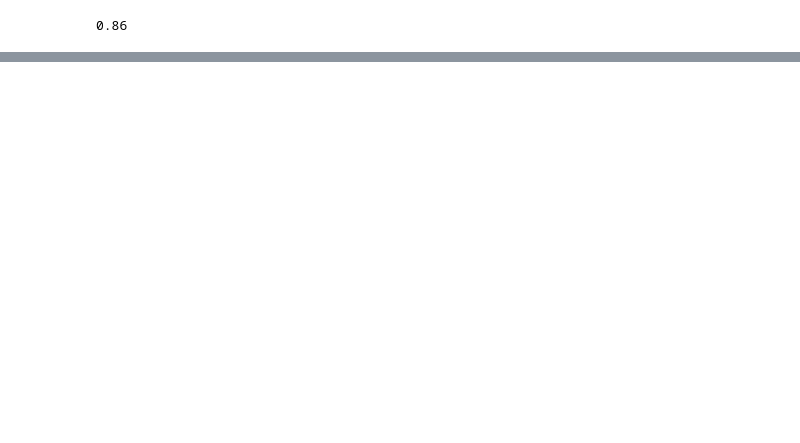
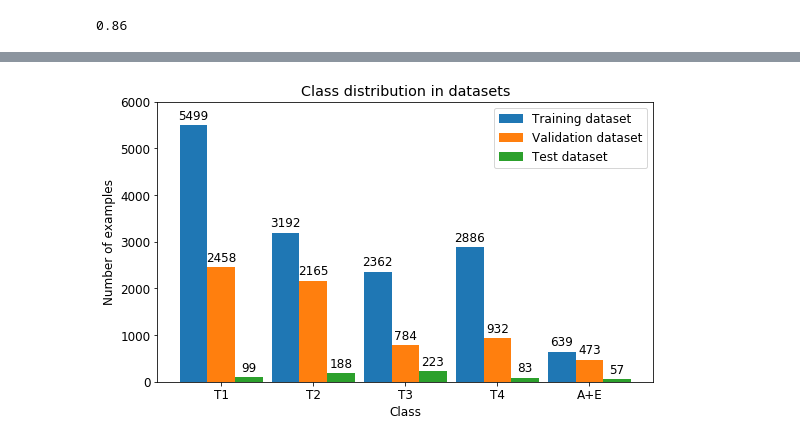
Before and after one commit to CMataczynski/ICP_NN, a Jupyter notebook: Test_set.ipynb, the cells around one changed output, grey strips where cells are left out. Drawn from its saved outputs; the diff is of its cells as text; code cells hidden in the pictures; blank space fills up the shorter version.

```diff
--- a/Test_set.ipynb
+++ b/Test_set.ipynb
@@ -164,6 +140,6 @@ scoring_df
 # %%
 rights = []
-names = scoring_df.columns[5:]
+names = scoring_df.columns[4:]
 for i in range(len(names)):
     right = 0
     if "Multilabel" in names[i]:
@@ -209,7 +174,7 @@ print(max(rights)/650)
 0.86
 # %%
 rights = []
-names = scoring_df.columns[5:]
+names = scoring_df.columns[4:]
 for i in range(len(names)):
     right = 0
     if "Multilabel" in names[i]:
@@ -1013,0 +1386,16 @@ experiments = [
+# %%
+from torch.utils.data import DataLoader
+labs_train = []
+labs_test = []
+
+test_loader = DataLoader(test_dataset, 1024, shuffle=False, num_workers=0)
+train_loader = DataLoader(train_dataset, 1024, shuffle=False, num_workers=0)
+
+for i, data in enumerate(test_loader, 0):
+    labels = data['label']
+    labs_test += labels.tolist()
+
+
+for i, data in enumerate(train_loader, 0):
+    labels = data['label']
+    labs_train += labels.tolist()
@@ -1013,0 +1415,48 @@ experiments = [
+# %%
+import matplotlib
+import matplotlib.pyplot as plt
+fig, ax = plt.subplots(figsize=(8,5))
+plt.rcParams.update({'font.size': 12})
+plt.rc('axes', labelsize=12)
+width = 0.30  # the width of the bars
+uniq, cnt_train = np.unique(labs_train,return_counts = True)
+uniq, cnt_val = np.unique(labs_test,return_counts = True)
+uniq, cnt_test = np.unique(labels_testt,return_counts = True)
+labels = ["T1", "T2", "T3", "T4", "A+E"]
+
+x = np.arange(len(labels))  # the label locations
+rects1 = ax.bar(x - width, cnt_train, width, label='Training dataset')
+rects2 = ax.bar(x, cnt_val, width, label='Validation dataset')
+rects3 = ax.bar(x + width, cnt_test, width, label='Test dataset')
+
+# Add some text for labels, title and custom x-axis tick labels, etc.
+ax.set_ylabel('Number of examples')
+ax.set_ylim((0,6000))
+ax.set_title('Class distribution in datasets')
+ax.set_xticks(x)
+ax.set_xticklabels(labels)
+ax.set_xlabel('Class')
+ax.legend()
+
+
+def autolabel(rects):
+    """Attach a text label above each bar in *rects*, displaying its height."""
+    for rect in rects:
+        height = rect.get_height()
+        ax.annotate('{}'.format(height),
+                    xy=(rect.get_x() + rect.get_width() / 2, height),
+                    xytext=(0, 3),  # 3 points vertical offset
+                    textcoords="offset points",
+                    ha='center', va='bottom')
+
+
+autolabel(rects1)
+autolabel(rects2)
+autolabel(rects3)
+
+fig.tight_layout()
+
+plt.savefig("results/class_distr.png")
+plt.show()
+# %% [output]
+[figure, added]
```
Also changed, not shown: parts of 33 cells of this notebook, 8 other files.
